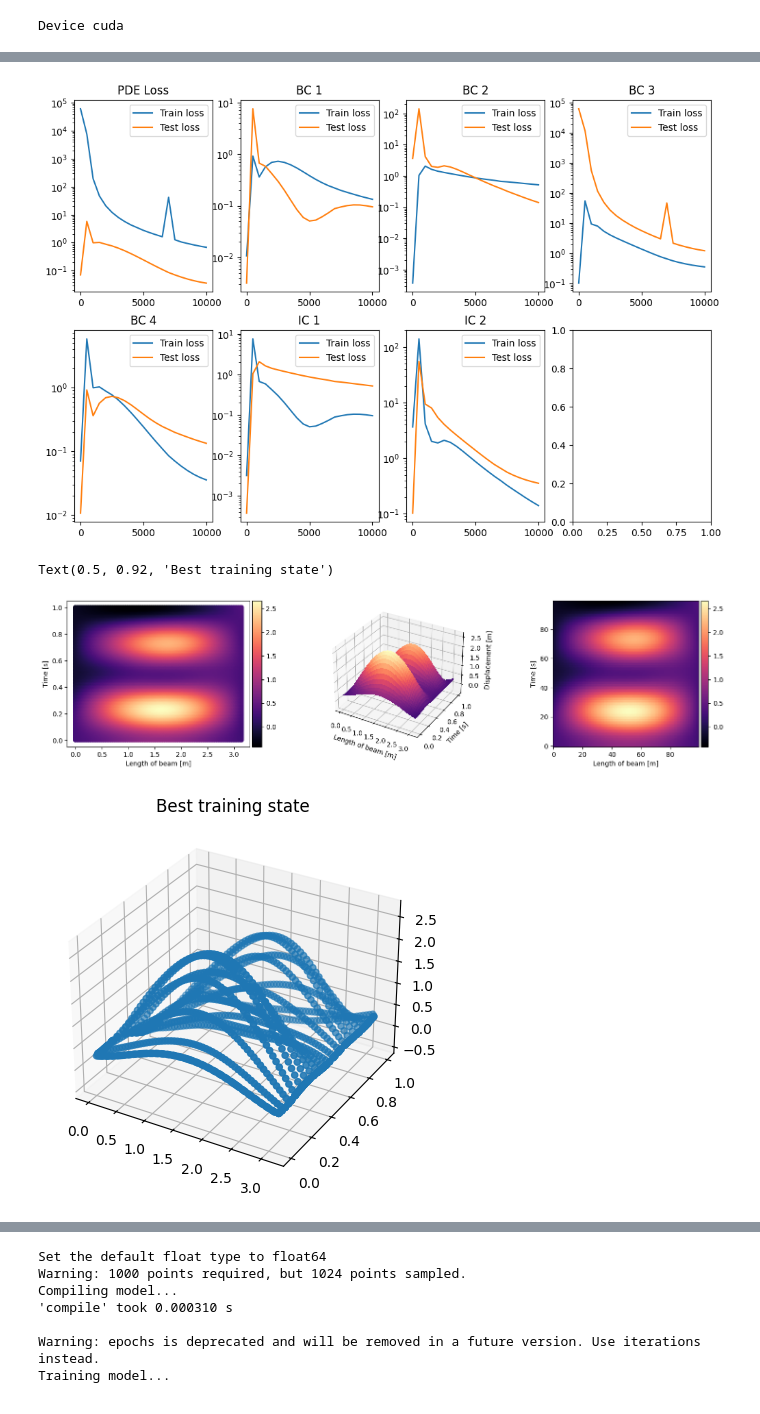
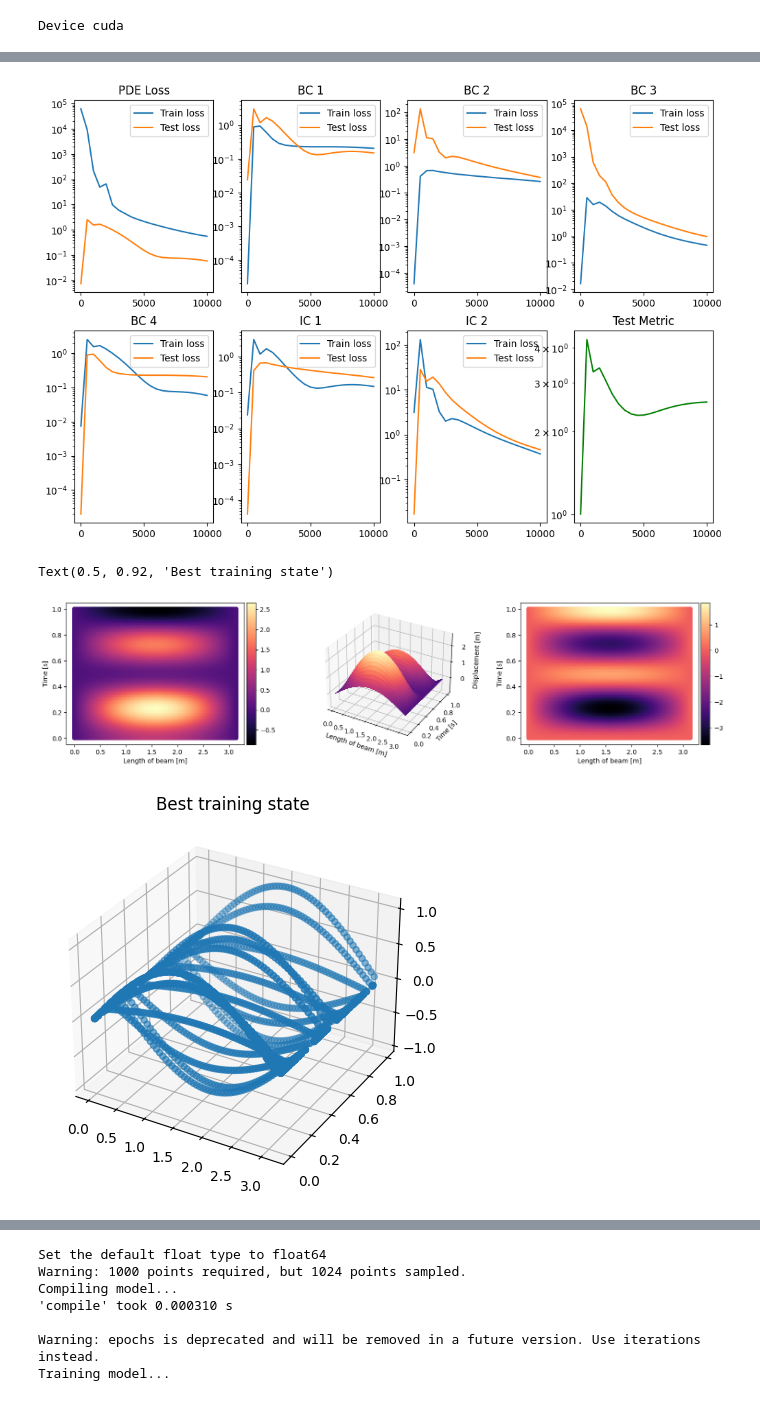
Before and after one commit to phfranz/pinns_for_comp_mech, a Jupyter notebook: beams/Euler_beam_notebook.ipynb, the cells around one changed output, grey strips where cells are left out. Saved outputs shown, nothing was run; the diff lists cells and outputs as text; code cells hidden in the pictures.

Commit message:
plotting and solution for better evaluation added

```diff
--- a/beams/Euler_beam_notebook.ipynb
+++ b/beams/Euler_beam_notebook.ipynb
@@ -23,7 +23,6 @@ Device cuda
 #            x[:,1] - temporal coordinates, 1D, , subsequently referred to as t in comments
 #
 # y ~ output: y[:,0] ~ w, displacement
-
 
 def d_xx(x, y):
 
@@ -38,7 +37,6 @@ def d_xxx(x, y):
 
     return dde.grad.jacobian(d_xx(x, y), x)
 
-
 def pde(x, y):
 
     # dw/dx^4 + dw/dt^2 - p(x,t) = 0
@@ -47,7 +45,7 @@ def pde(x, y):
     dy_xxxx = dde.grad.hessian(dy_xx, x, j=0, i=0)
     d_tt = dde.grad.hessian(y, x, i=1, j=1)
 
-    return dy_xxxx + d_tt + p(x)
+    return dy_xxxx + d_tt - p(x)
 
 # loading
 
@@ -96,6 +94,12 @@ def func(x):
 
 ic1 = dde.IC(geomtime, func , lambda _, on_initial: on_initial) #torch.sin(torch.pi*torch.from_numpy(x[:,0:1]).to(device))
 ic2 = dde.OperatorBC( geomtime, lambda x, y, _: dde.grad.jacobian(y, x, i=0, j=1), lambda _, on_initial: on_initial )
+# %%
+# analytical solution - taken from https://doi.org/10.1109/TNNLS.2023.3310585
+
+def sol(x):
+
+    return torch.sin(torch.from_numpy(x[:,0:1]))*torch.cos(torch.from_numpy(x[:,1:2])*4*torch.pi)
 # %%
 # create problem dataset & define model
 dde.config.set_default_float("float64")
@@ -107,7 +111,7 @@ data = dde.data.TimePDE(
     num_domain=2000,
     num_boundary=100,
     num_initial=100,
-    #solution=sol,
+    solution=sol,
     num_test=1000,
 )
 
@@ -119,11 +123,11 @@ net = dde.maps.FNN(layer_size, activation, initializer)
 lw = [10, 1, 1, 1, 1, 10, 1]
 
 model = dde.Model(data, net)
-model.compile("adam", lr=0.0001, loss_weights=lw)
+model.compile("adam", lr=0.0001, loss_weights=lw, metrics=["l2 relative error"])
 
-#model.train(epochs=10000, display_every=100)
+model.train(epochs=5000, display_every=100)
 
-#model.compile("L-BFGS", loss_weights=lw)
+model.compile("L-BFGS", loss_weights=lw)
 
 losshistory, train_state = model.train(iterations=10000, display_every=500)
 
@@ -159,7 +161,7 @@ loss_history_nice = np.loadtxt("loss.dat", skiprows=1)
 import matplotlib.pyplot as plt
 
 loss_counter = 1
-labels = ["PDE Loss", "BC 1", "BC 2", "BC 3", "BC 4", "IC 1", "IC 2"]
+labels = ["PDE Loss", "BC 1", "BC 2", "BC 3", "BC 4", "IC 1", "IC 2", "Test Metric"]
 
 fig, ax = plt.subplots(2,4, figsize=(12,8))
 
@@ -175,8 +177,12 @@ for i in range(2):
             ax[i,j].set_title(labels[i*4+j])
 
             loss_counter = loss_counter+2
+
+        else:
+            ax[i,j].semilogy(loss_history_nice[:,0],loss_history_nice[:,loss_counter], label='Test Metric', color='green')
+            ax[i,j].set_title(labels[i*4+j])
 # %% [output]
-[figure, old version]
+[figure, new version]
 # %%
 #%matplotlib qt
 
@@ -200,6 +206,10 @@ X = np.vstack((np.ravel(xx), np.ravel(tt))).T
 
 # Compute the model prediction.
 y_pred = model.predict(X)
+
+# compute the true model solution
+Y = sol(X).numpy()
+
 
 # -----------------------------------------------------------------
 # Visualize the results
@@ -214,33 +224,34 @@ divider = make_axes_locatable(ax)
 cax = divider.append_axes('right', size='5%', pad=0.05)
 fig.colorbar(scat, cax=cax, orientation='vertical')
 
 ax.set_xlabel("Length of beam [m]")
 ax.set_ylabel("Time [s]")
 
 # 3d view of how beam deformation evaluates
 ax = fig.add_subplot(1, 3, 2, projection='3d')
 ax.plot_surface(xx,tt,y_pred.reshape(t_dim, x_dim),cmap=cm.magma,linewidth=0,antialiased=False)
 ax.set_xlabel("Length of beam [m]")
 ax.set_ylabel("Time [s]")
 ax.set_zlabel("Displacement [m]")
 
 # imshow picute from above, same as first
 ax = fig.add_subplot(1, 3, 3)
-im = ax.imshow(y_pred.reshape(t_dim, x_dim), cmap=cm.magma, origin='lower')
+#im = ax.imshow(y_pred.reshape(t_dim, x_dim), cmap=cm.magma, origin='lower')
+im = ax.scatter(X[:,0], X[:,1], c=(Y-y_pred), cmap=cm.magma)
 ax.set_xlabel("Length of beam [m]")
 ax.set_ylabel("Time [s]")
 
 divider = make_axes_locatable(ax)
 cax = divider.append_axes('right', size='5%', pad=0.05)
 fig.colorbar(im, cax=cax, orientation='vertical')
 
 
 # additional plot of best training state
 best_y_test = np.loadtxt("best_test_state.dat")
 fig, ax = plt.subplots(subplot_kw={"projection": "3d"})
 ax.scatter(best_y_test[:,0], best_y_test[:,1], best_y_test[:,2])
 ax.set_title("Best training state")
 # %% [output]
 Text(0.5, 0.92, 'Best training state')
-[figure, old version]
+[figure, new version]
-[figure, old version]
+[figure, new version]
```
Also changed, not shown: parts of 4 cells of this notebook.
